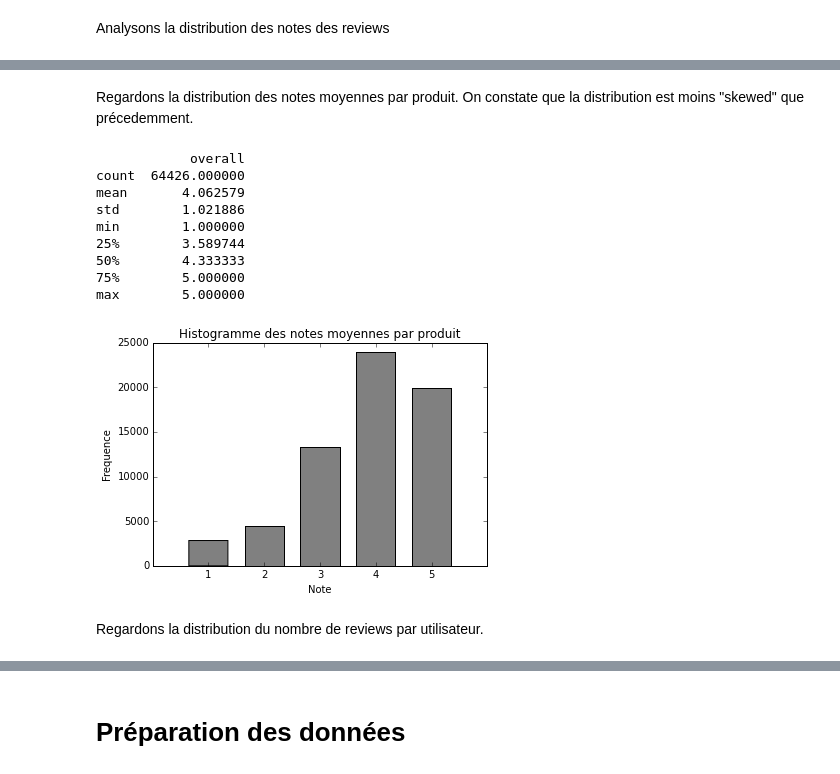
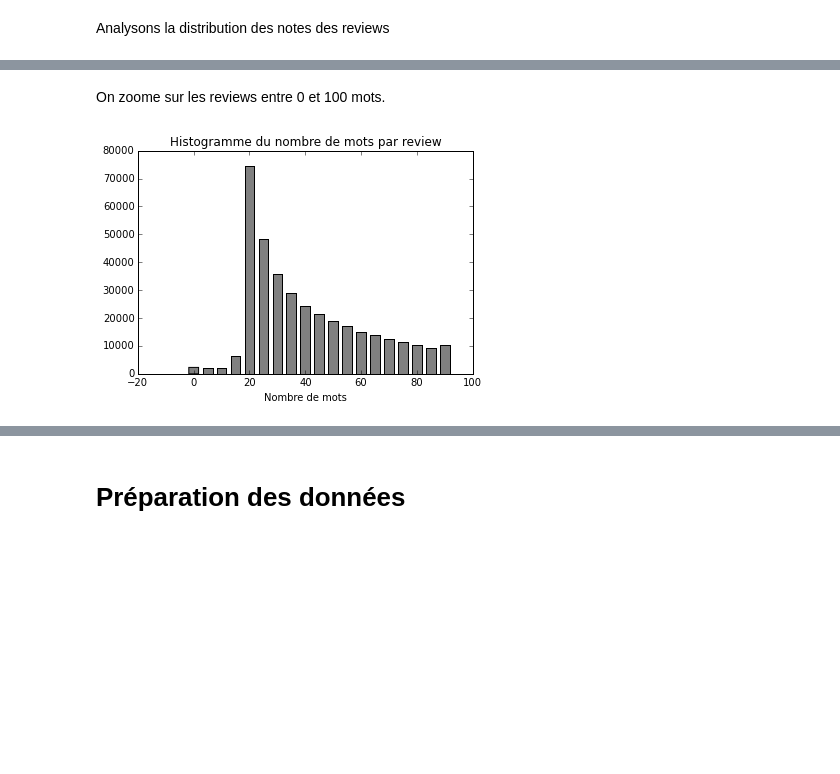
Before and after one commit to alexcombessie/ENSAE_Amazon-Review-Prediction, a Jupyter notebook: Projet Python - Amazon review data.ipynb, the cells around one changed output, grey strips where cells are left out. Drawn from its saved outputs; the diff is of its cells as text; code cells hidden in the pictures; blank space fills up the shorter version.

```diff
--- a/Projet Python - Amazon review data.ipynb
+++ b/Projet Python - Amazon review data.ipynb
@@ -75,0 +105,6 @@ Analysons la distribution des notes des reviews
+# %%
+import re
+def countWords(review):
+    return (len(re.findall(r'\w+', review["reviewText"])))
+# %%
+df["countWordsReview"] = df.apply(countWords, axis = 1)
@@ -98,26 +138,14 @@ Name: overall, dtype: float64
-# %% [markdown]
-Regardons la distribution des notes moyennes par produit. On constate que la distribution est moins "skewed" que précedemment.
+# %% [markdown]
+On zoome sur les reviews entre 0 et 100 mots.
 # %%
-average_note_byproduct=df[["asin","overall"]].groupby("asin", as_index=False).mean()
-print(average_note_byproduct.describe())
+a = [s for s in df["countWordsReview"] if s < 101]
 %matplotlib inline
-bins=range(1,7)
+bins=range(0,100,5)
 fig, ax = plt.subplots(1,1)
-ax.hist(average_note_byproduct["overall"], bins=bins, align='left', color="grey", rwidth=0.7)
-ax.set_xticks(bins[:-1])
-plt.title("Histogramme des notes moyennes par produit");
-plt.xlabel("Note");
-plt.ylabel("Frequence");
+ax.hist(a, bins=bins, align='left', color="grey", rwidth=0.7)
+##ax.set_xticks(bins[:-1])
+plt.title("Histogramme du nombre de mots par review");
+plt.xlabel("Nombre de mots");
+plt.ylabel("");
 # %% [output]
-            overall
-count  64426.000000
-mean       4.062579
-std        1.021886
-min        1.000000
-25%        3.589744
-50%        4.333333
-75%        5.000000
-max        5.000000
-[figure, old version]
+[figure, new version]
-# %% [markdown]
-Regardons la distribution du nombre de reviews par utilisateur.
```
Also changed, not shown: parts of 14 cells of this notebook.
